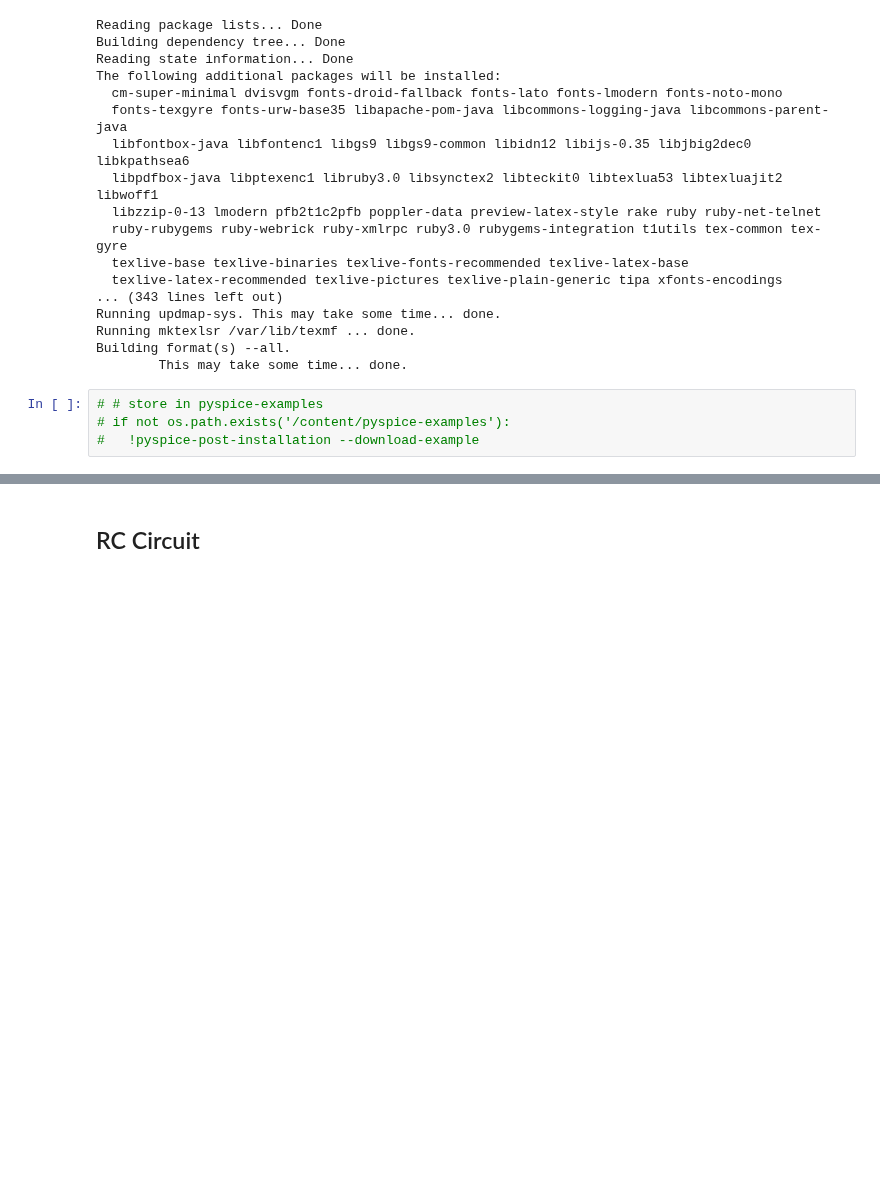
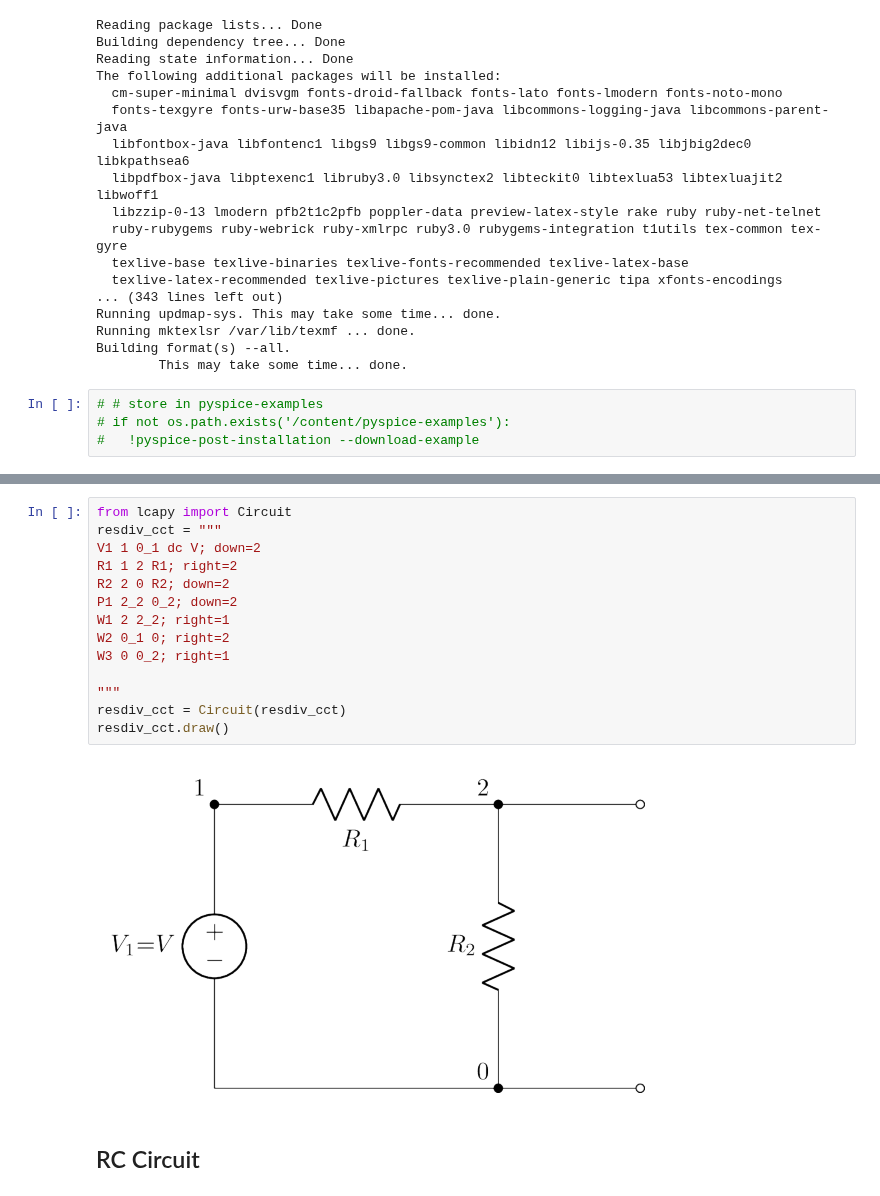
Before and after one commit to venkataratnamb20/quicksilicon, a Jupyter notebook: notebooks/signal_systems_and_the_noise.ipynb, the cells around one changed output, grey strips where cells are left out. Drawn from its saved outputs; the diff is of its cells as text; blank space fills up the shorter version.

```diff
--- a/notebooks/signal_systems_and_the_noise.ipynb
+++ b/notebooks/signal_systems_and_the_noise.ipynb
@@ -272,3 +303,19 @@ Building format(s) --all.
+# %%
+from lcapy import Circuit
+resdiv_cct = """
+V1 1 0_1 dc V; down=2
+R1 1 2 R1; right=2
+R2 2 0 R2; down=2
+P1 2_2 0_2; down=2
+W1 2 2_2; right=1
+W2 0_1 0; right=2
+W3 0 0_2; right=1
+
+"""
+resdiv_cct = Circuit(resdiv_cct)
+resdiv_cct.draw()
+# %% [output]
+[figure, added]
 # %% [markdown]
 ## RC Circuit
 # %%
```
Also changed, not shown: parts of 9 cells of this notebook.
